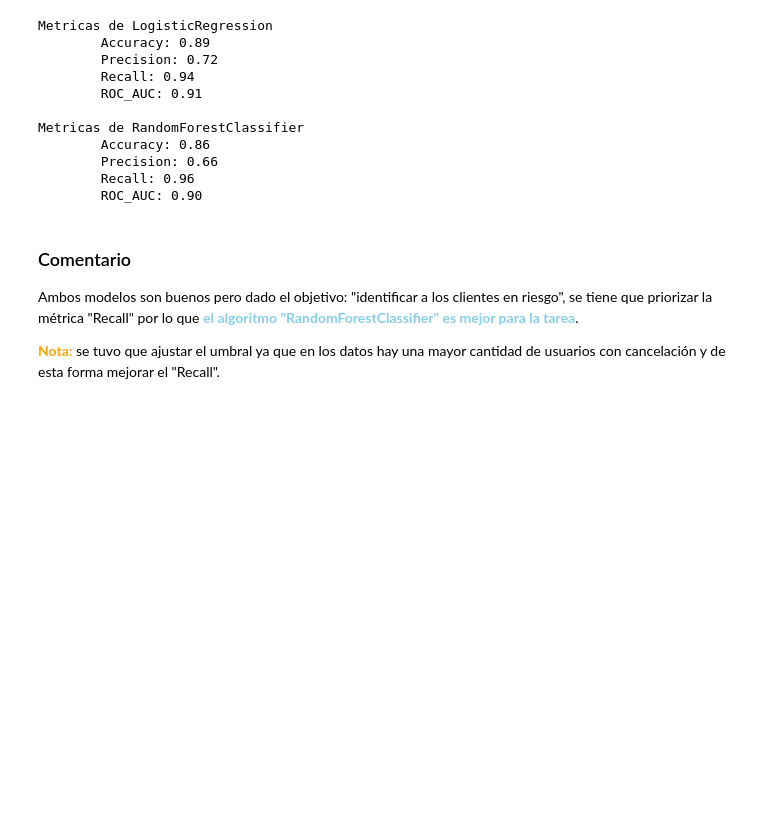
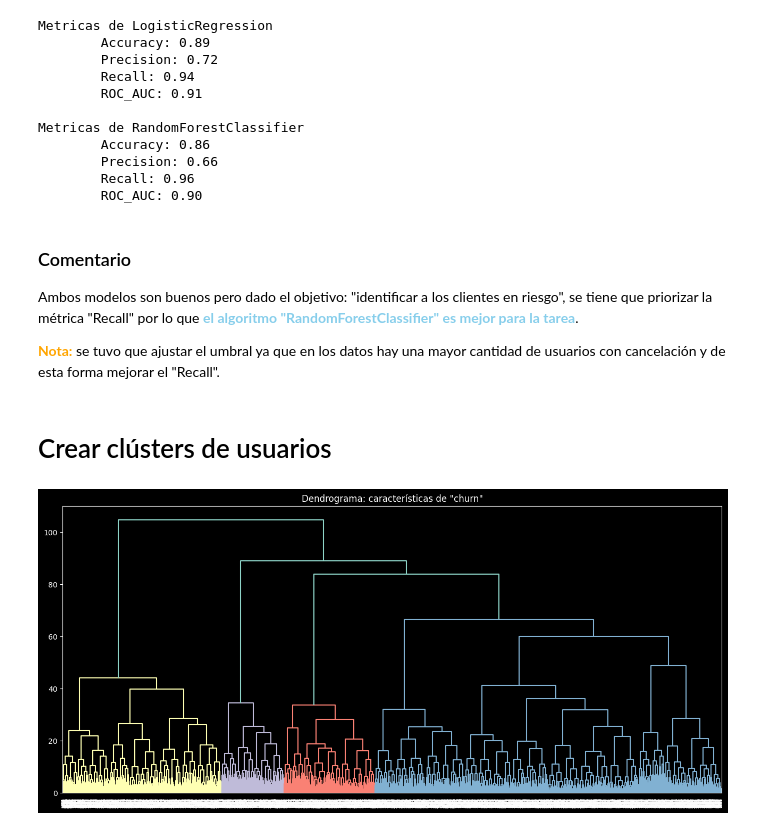
Before and after one commit to XivxnX/model_machine-learning, a Jupyter notebook: model_machine-learning.ipynb, the cells around one changed output. Saved outputs shown, nothing was run; the diff lists cells and outputs as text; code cells hidden in the pictures; blank space fills up the shorter version.

Commit message:
Update: crear clústers

```diff
--- a/model_machine-learning.ipynb
+++ b/model_machine-learning.ipynb
@@ -264,3 +252,19 @@ Metricas de RandomForestClassifier
 Ambos modelos son buenos pero dado el objetivo: "identificar a los clientes en riesgo", se tiene que priorizar la métrica "Recall" por lo que <span style="color: skyblue;">**el algoritmo "RandomForestClassifier" es mejor para la tarea**</span>.
 
 <span style="color: orange;">**Nota:**</span> se tuvo que ajustar el umbral ya que en los datos hay una mayor cantidad de usuarios con cancelación y de esta forma mejorar el "Recall".
+# %% [markdown]
+# Crear clústers de usuarios
+# %%
+# crear una matriz de distancias y un dendrograma
+# matriz de distancias
+st = StandardScaler()
+x_st = st.fit_transform(x)
+linked = linkage(x_st, method='ward')
+
+# dendrograma
+plt.figure(figsize=(16, 7))
+dendrogram(linked, orientation='top')
+plt.title('Dendrograma: características de "churn"')
+plt.show()
+# %% [output]
+[figure, added]
```
Also changed, not shown: parts of 11 cells of this notebook.
